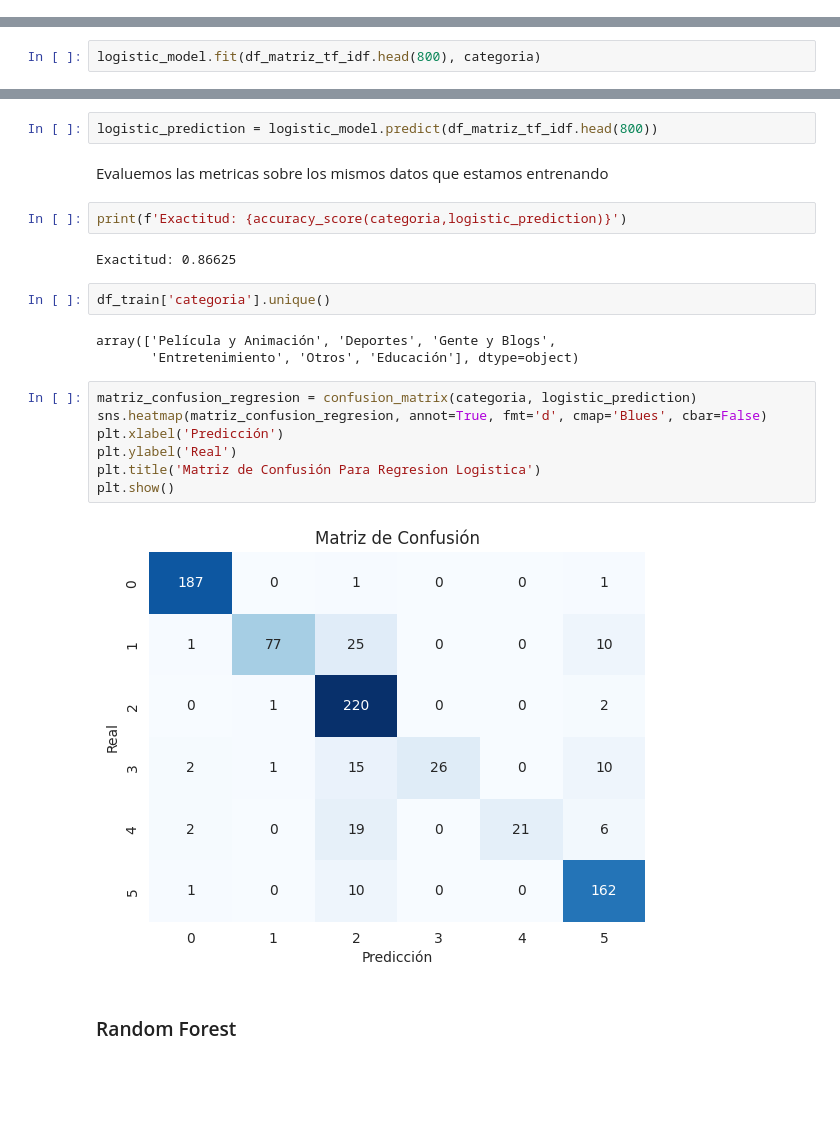
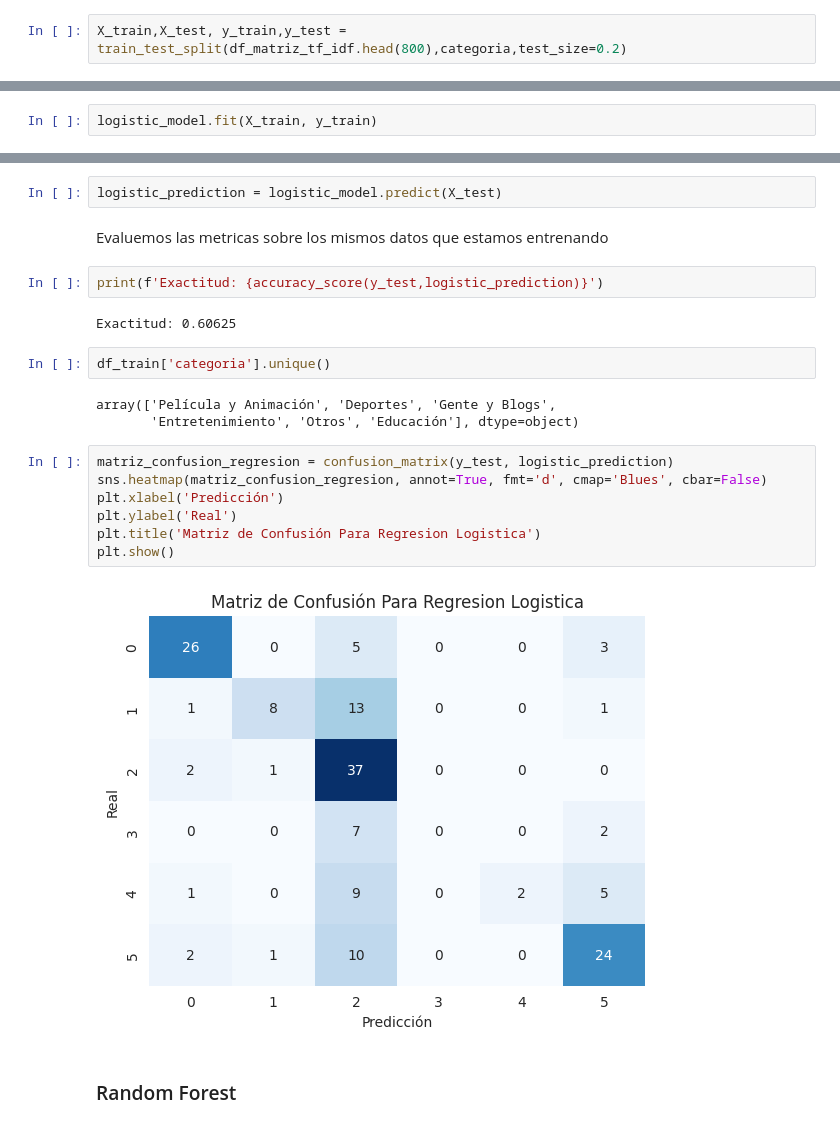
Before and after one commit to devBorisG/Estadistica-III, a Jupyter notebook: Tarea 4/Categorias.ipynb, the cells around one changed output, grey strips where cells are left out. Drawn from its saved outputs; the diff is of its cells as text; blank space fills up the shorter version.

Commit message:
Prediccion para regresion logistica y random forest

```diff
--- a/Tarea 4/Categorias.ipynb
+++ b/Tarea 4/Categorias.ipynb
@@ -414,3 +416,5 @@ from sklearn.metrics import confusion_matrix, ConfusionMatrixDisplay
+# %%
+X_train,X_test, y_train,y_test = train_test_split(df_matriz_tf_idf.head(800),categoria,test_size=0.2)
 # %%
 count_vect = CountVectorizer(min_df=1, max_df=100000, binary=False, ngram_range=(1,1))
 count_vect_train = count_vect.fit_transform(df_train)
@@ -418,4 +422,4 @@ count_vect_test = count_vect.transform(df_test)
 # %%
 logistic_model = LogisticRegression(penalty="l2", max_iter=800, C=1.0, random_state=42)
 # %%
-logistic_model.fit(df_matriz_tf_idf.head(800), categoria)
+logistic_model.fit(X_train, y_train)
@@ -422,25 +428,25 @@ logistic_model.fit(df_matriz_tf_idf.head(800), categoria)
 # %%
-logistic_prediction = logistic_model.predict(df_matriz_tf_idf.head(800))
+logistic_prediction = logistic_model.predict(X_test)
 # %% [markdown]
 Evaluemos las metricas sobre los mismos datos que estamos entrenando
 # %%
-print(f'Exactitud: {accuracy_score(categoria,logistic_prediction)}')
+print(f'Exactitud: {accuracy_score(y_test,logistic_prediction)}')
 # %% [output]
-Exactitud: 0.86625
+Exactitud: 0.60625
 # %%
 df_train['categoria'].unique()
 # %% [output]
 array(['Película y Animación', 'Deportes', 'Gente y Blogs',
        'Entretenimiento', 'Otros', 'Educación'], dtype=object)
 # %%
-matriz_confusion_regresion = confusion_matrix(categoria, logistic_prediction)
+matriz_confusion_regresion = confusion_matrix(y_test, logistic_prediction)
 sns.heatmap(matriz_confusion_regresion, annot=True, fmt='d', cmap='Blues', cbar=False)
 plt.xlabel('Predicción')
 plt.ylabel('Real')
 plt.title('Matriz de Confusión Para Regresion Logistica')
 plt.show()
 # %% [output]
-[figure, old version]
+[figure, new version]
 # %% [markdown]
 ### Random Forest
 # %%
```
Also changed, not shown: parts of 22 cells of this notebook, 2 other files.
